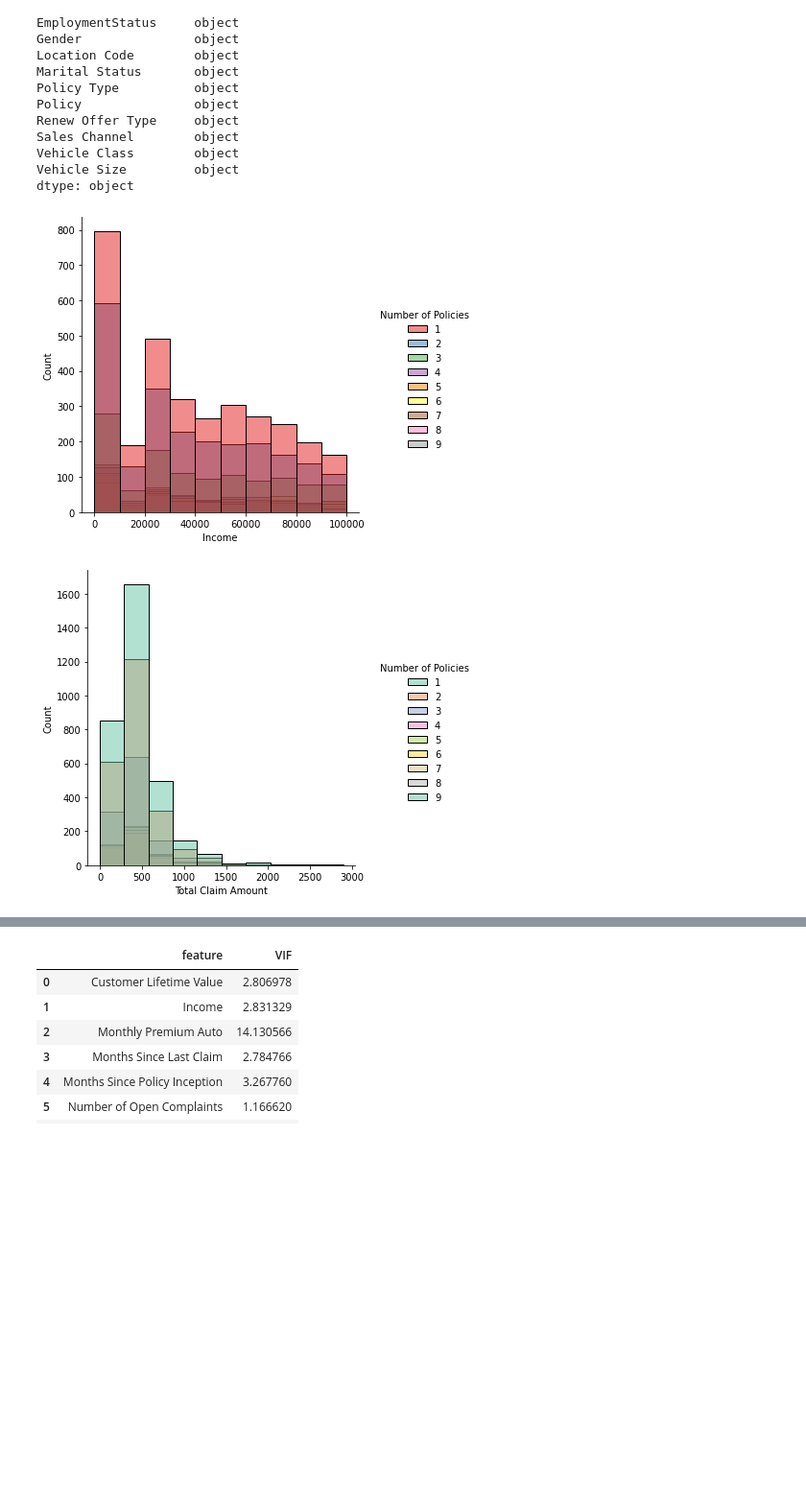
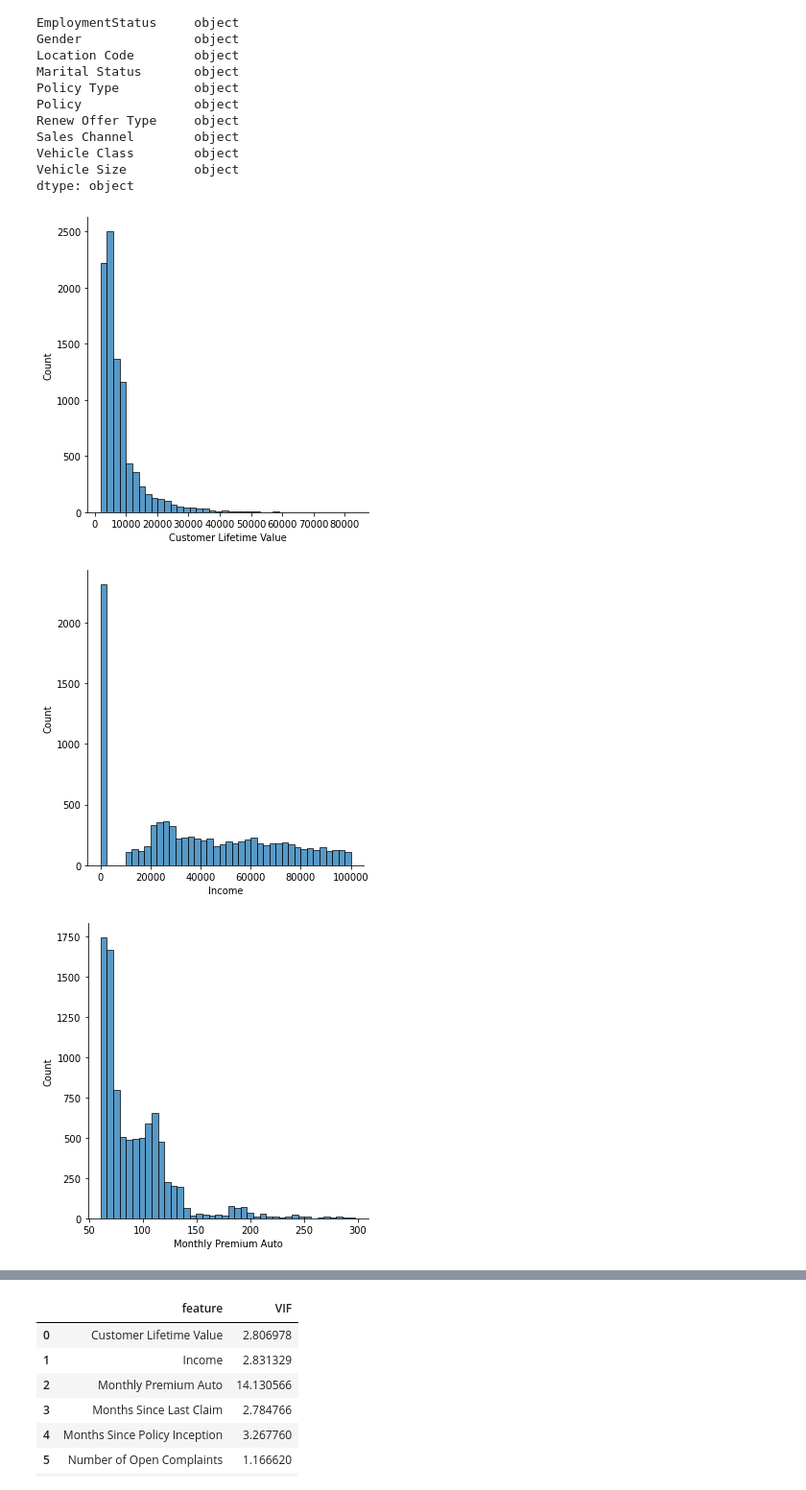
Before and after one commit to jordi-zaragoza/lab-customer-analysis-round-4, a Jupyter notebook: exercise-lab4.ipynb, the cells around one changed output, grey strips where cells are left out. Shown at 96% size. Drawn from its saved outputs; the diff is of its cells as text; code cells hidden in the pictures; blank space fills up the shorter version.

```diff
--- a/exercise-lab4.ipynb
+++ b/exercise-lab4.ipynb
@@ -57,10 +57,9 @@ dtype: object
-# %%
-sns.displot(x='Income', hue = 'Number of Policies', data = numerical, bins = 10, palette="Set1")
-plt.show()
-# %% [output]
-[figure, removed]
 # %%
-sns.displot(x='Total Claim Amount', hue = 'Number of Policies', data = numerical, bins = 10, palette="Set2")
+for column in numerical.columns:
+    sns.displot(x=column, data = numerical, bins = 40, palette="Set1")
+
 plt.show()
 # %% [output]
-[figure, old version]
+[figure, new version]
+[figure, added]
+[figure, added]
```
Also changed, not shown: parts of 8 cells of this notebook.
